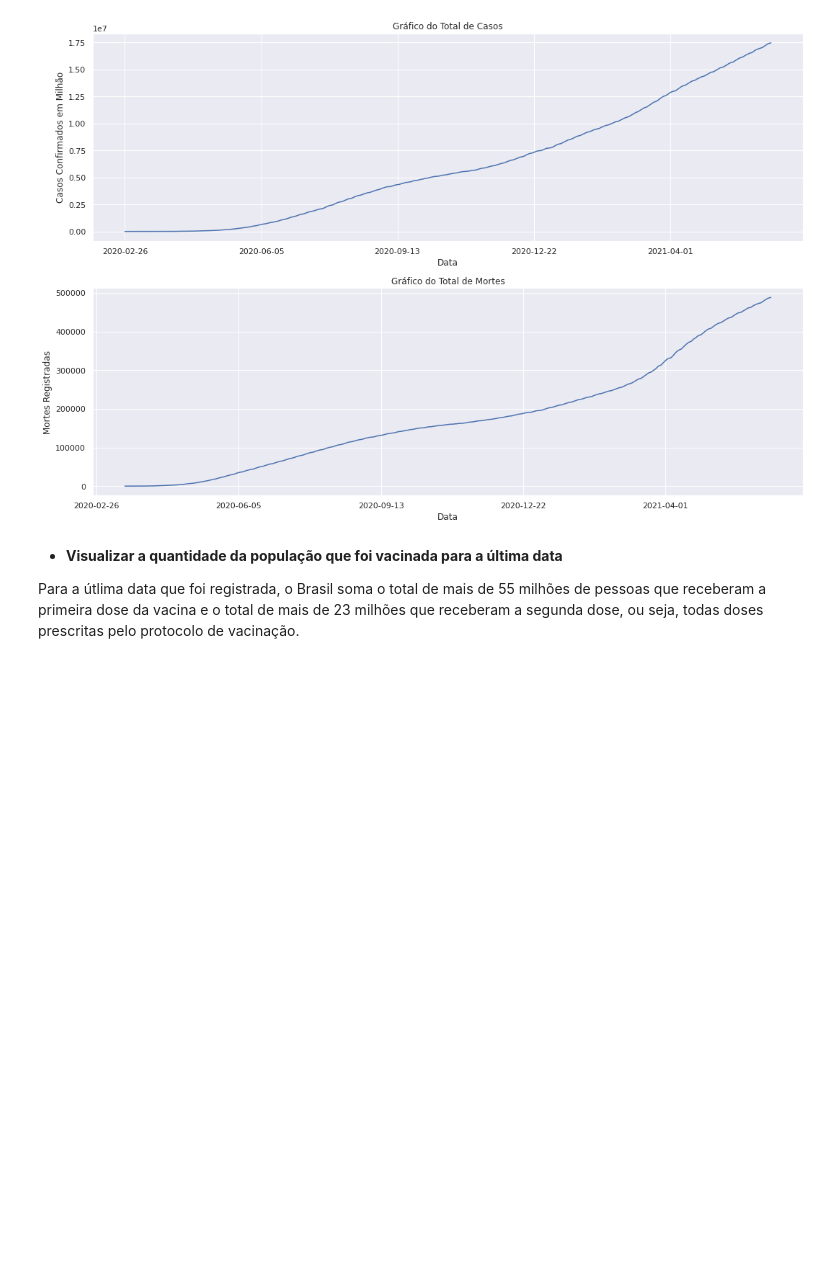
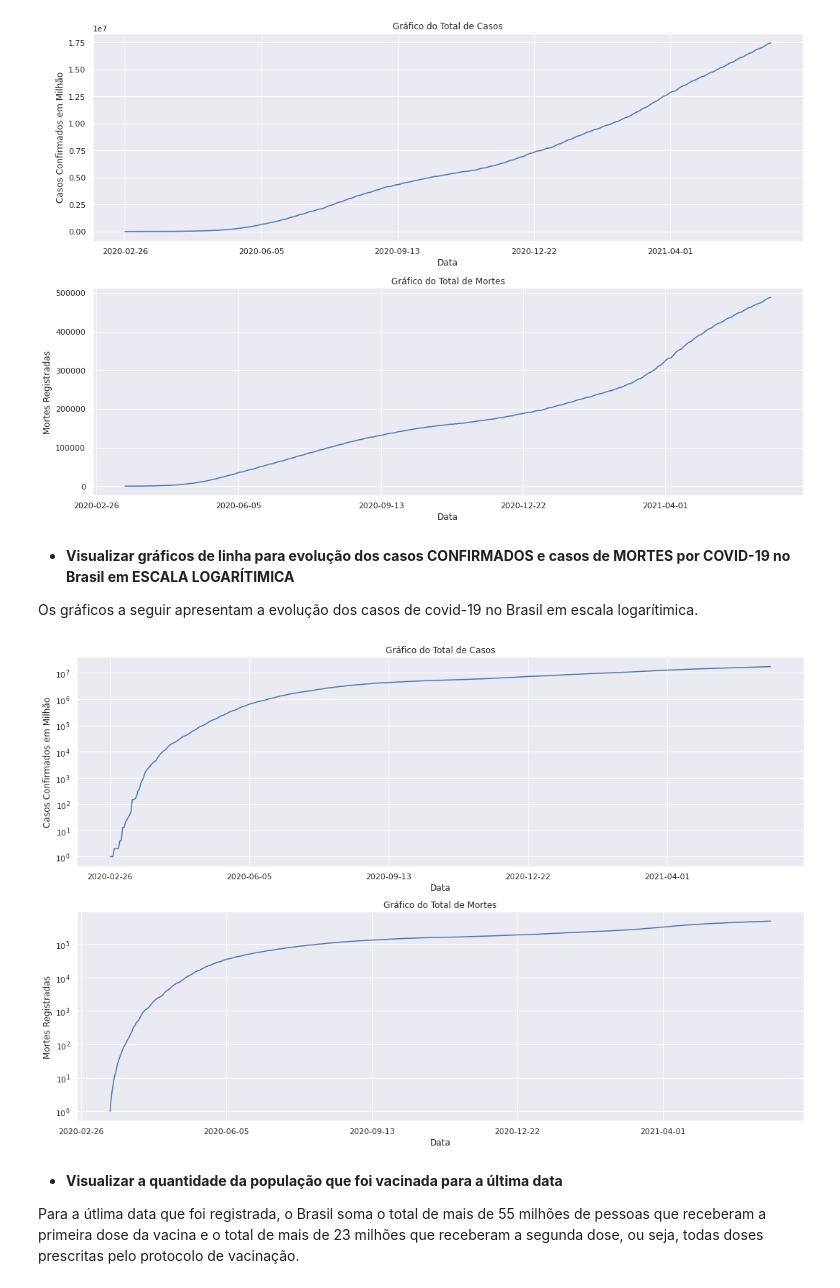
Before and after one commit to robson-ribeiro-da-silva/projects_data_science, a Jupyter notebook: Panorama_do_COVID_19_no_Brasil.ipynb, the cells around one changed output. Saved outputs shown, nothing was run; the diff lists cells and outputs as text; code cells hidden in the pictures; blank space fills up the shorter version.

```diff
--- a/Panorama_do_COVID_19_no_Brasil.ipynb
+++ b/Panorama_do_COVID_19_no_Brasil.ipynb
@@ -419,6 +428,31 @@ ax2.set_xlabel("Data")
 plt.tight_layout()
 # %% [output]
 [figure]
+# %% [markdown]
+* **Visualizar gráficos de linha para evolução dos casos CONFIRMADOS e casos de MORTES por COVID-19 no Brasil em ESCALA LOGARÍTIMICA**
+
+Os gráficos a seguir apresentam a evolução dos casos de covid-19 no Brasil em escala logarítimica.
+# %%
+# declarar os objetos do gráfico
+fig, (ax1, ax2) = plt.subplots(nrows=2, ncols=1, figsize=(15,10))
+
+# plotar total de casos em escala logarítmica
+df_brasil_copy.loc['2020-02-24':'2021-06-14', "total_cases"].plot(ax=ax1)
+ax1.set_title("Gráfico do Total de Casos (Escala logarítmica)")
+ax1.set_ylabel("Casos Confirmados em Milhão")
+ax1.set_yscale('log')
+ax1.set_xlabel("Data")
+
+# plotar total de mortes em escala logarítmica
+df_brasil_copy.loc['2020-02-24':'2021-06-14', "total_deaths"].plot(ax=ax2)
+ax2.set_title("Gráfico do Total de Mortes (Escala logarítmica)")
+ax2.set_ylabel("Mortes Registradas")
+ax2.set_yscale('log')
+ax2.set_xlabel("Data")
+
+plt.tight_layout()
+# %% [output]
+[figure, added]
 # %% [markdown]
 * **Visualizar a quantidade da população que foi vacinada para a última data**
 
```
Also changed, not shown: parts of 21 cells of this notebook.
